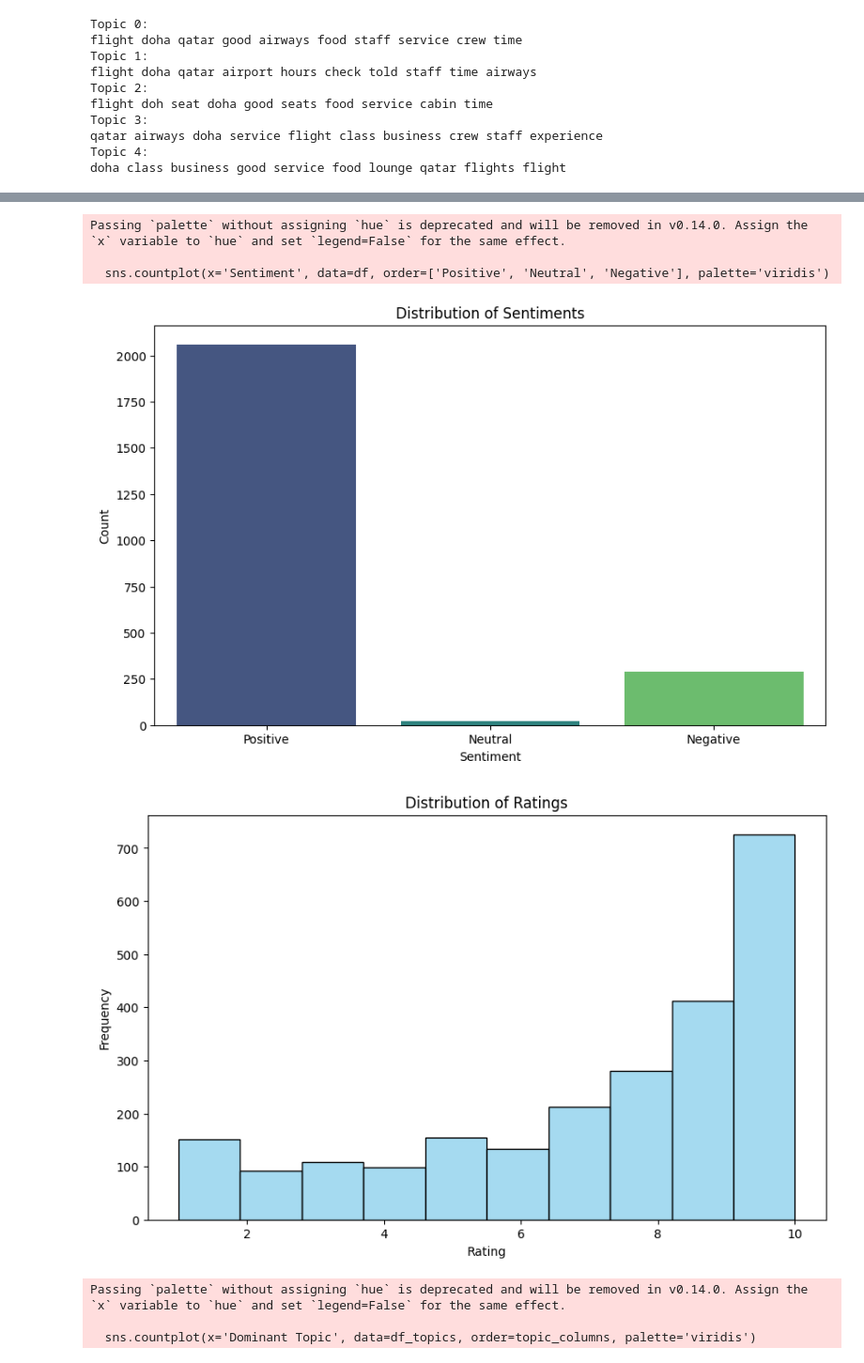
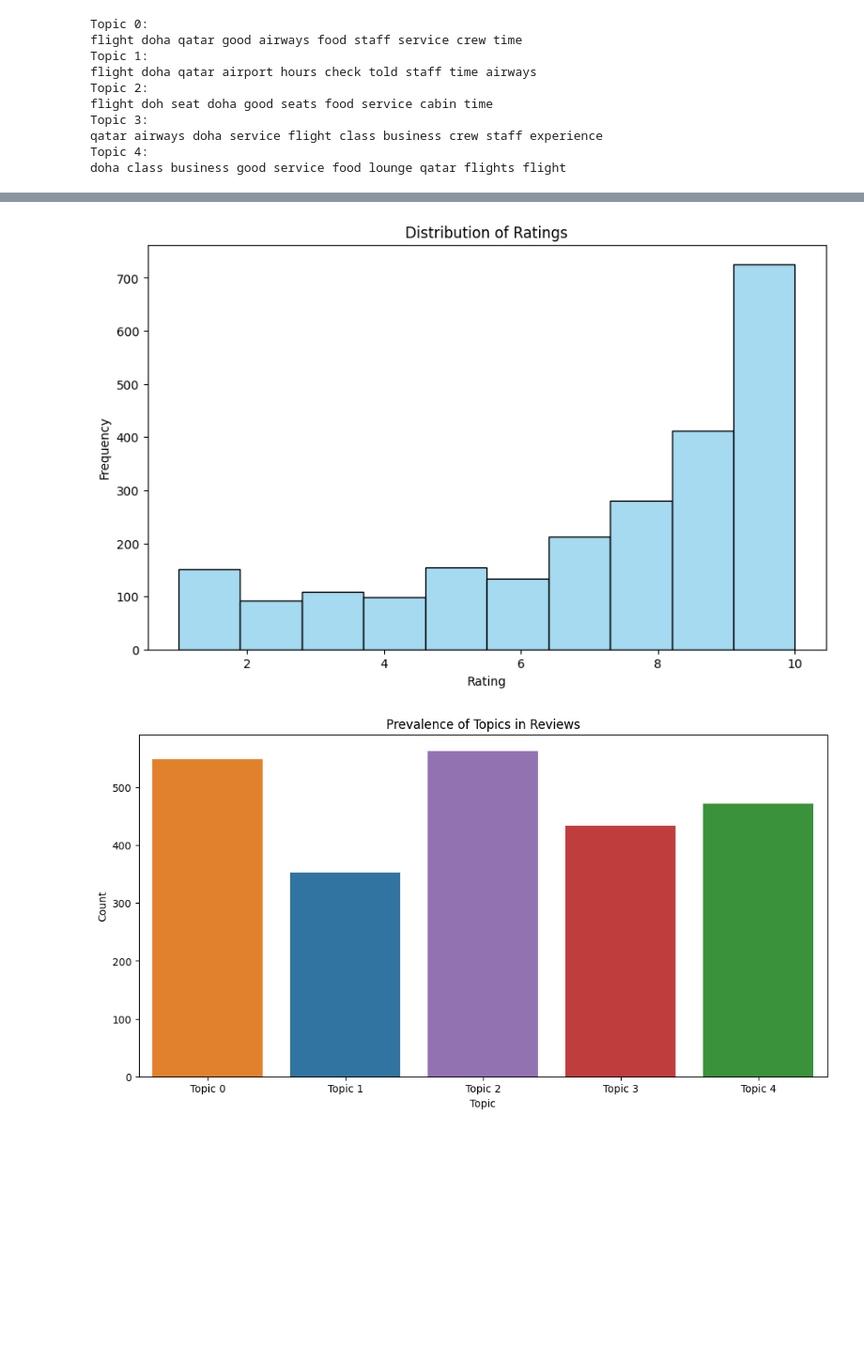
Before and after one commit to arudhatt/sentiment_analysis, a Jupyter notebook: qatar_airways_analysis.ipynb, the cells around one changed output, grey strips where cells are left out. Shown at 94% size. Cells and saved outputs as stored; diff of their text form; code cells hidden in the pictures; blank space fills up the shorter version.

```diff
--- a/qatar_airways_analysis.ipynb
+++ b/qatar_airways_analysis.ipynb
@@ -252,0 +322,10 @@ The `ci` parameter is deprecated. Use `errorbar=None` for the same effect.
+# %%
+# Investigating temporal trends in ratings
+df['Date Flown'] = pd.to_datetime(df['Date Flown'], format="%m/%d/%Y %I:%M:%S %p", errors='coerce')
+df['Year Flown'] = df['Date Flown'].dt.year
+plt.figure(figsize=(10, 6))
+sns.lineplot(data=df, x='Year Flown', y='Rating', estimator=np.mean, errorbar=None, marker='o')
+plt.title('Average Rating Over Years')
+plt.xlabel('Year Flown')
+plt.ylabel('Average Rating')
+plt.show()
@@ -343,45 +437,23 @@ Rating
+# %%
+# Visualization of Rating Distribution
+plt.figure(figsize=(10, 6))
+sns.histplot(df['Rating'], bins=10, kde=False, color='skyblue')
+plt.title('Distribution of Ratings')
+plt.xlabel('Rating')
+plt.ylabel('Frequency')
+plt.show()
+# %% [output]
+[figure, added]
 # %%
-# Visualization of Sentiment Distribution
-plt.figure(figsize=(10, 6))
-sns.countplot(x='Sentiment', data=df, order=['Positive', 'Neutral', 'Negative'], palette='viridis')
-plt.title('Distribution of Sentiments')
-plt.xlabel('Sentiment')
-plt.ylabel('Count')
-plt.show()
-
-# Visualization of Rating Distribution
-plt.figure(figsize=(10, 6))
-sns.histplot(df['Rating'], bins=10, kde=False, color='skyblue')
-plt.title('Distribution of Ratings')
-plt.xlabel('Rating')
-plt.ylabel('Frequency')
-plt.show()
-
 # Visualization of Topic Prevalence
 topic_columns = [f"Topic {i}" for i in range(lda.n_components)]
 df_topics['Dominant Topic'] = df_topics[topic_columns].idxmax(axis=1)
 
 plt.figure(figsize=(12, 6))
-sns.countplot(x='Dominant Topic', data=df_topics, order=topic_columns, palette='viridis')
+sns.countplot(x='Dominant Topic', data=df_topics, order=topic_columns, hue='Dominant Topic', legend=False)
 plt.title('Prevalence of Topics in Reviews')
 plt.xlabel('Topic')
 plt.ylabel('Count')
 plt.show()
-
-# Visualization of Average Rating Over Years
-plt.figure(figsize=(12, 6))
-sns.lineplot(data=df, x='Year Flown', y='Rating', estimator=np.mean, marker='o', color='red')
-plt.title('Average Rating Over Years')
-plt.xlabel('Year Flown')
-plt.ylabel('Average Rating')
-plt.grid(True)
-plt.show()
 # %% [output]
-Passing `palette` without assigning `hue` is deprecated and will be removed in v0.14.0. Assign the `x` variable to `hue` and set `legend=False` for the same effect.
-
-  sns.countplot(x='Sentiment', data=df, order=['Positive', 'Neutral', 'Negative'], palette='viridis')
-[figure, old version]
+[figure, new version]
-[figure, removed]
-Passing `palette` without assigning `hue` is deprecated and will be removed in v0.14.0. Assign the `x` variable to `hue` and set `legend=False` for the same effect.
-
-  sns.countplot(x='Dominant Topic', data=df_topics, order=topic_columns, palette='viridis')
```
Also changed, not shown: parts of 28 cells of this notebook.
